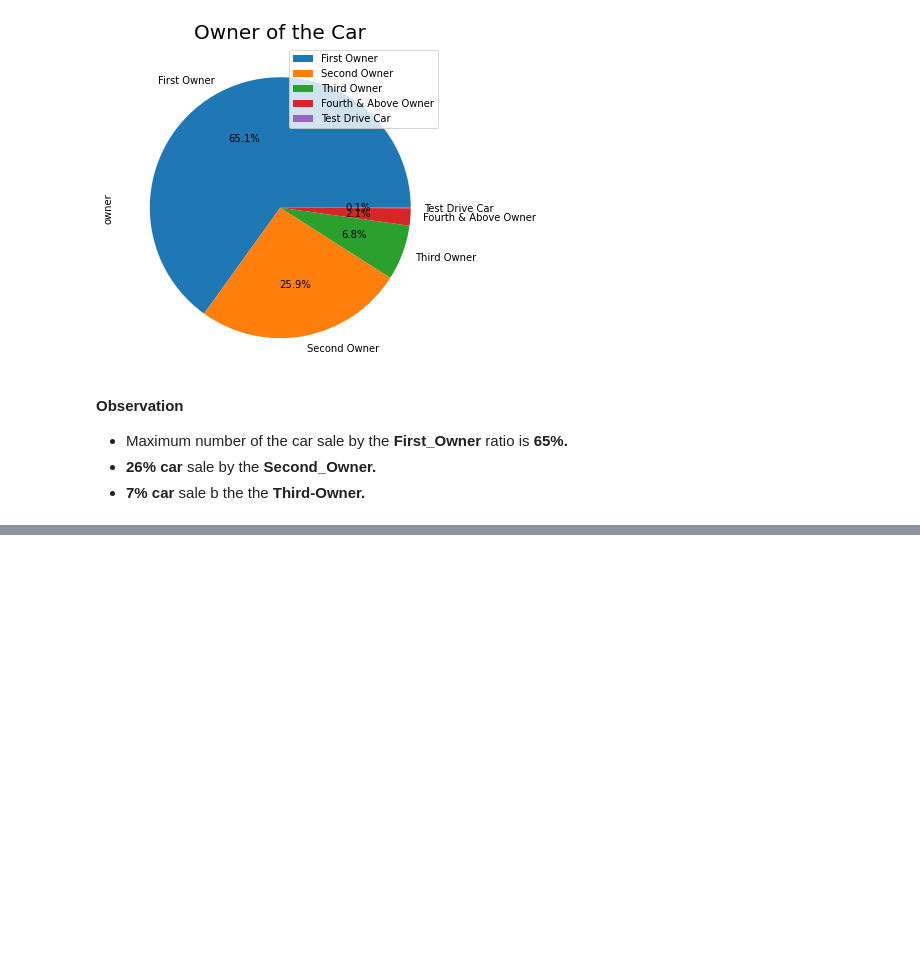
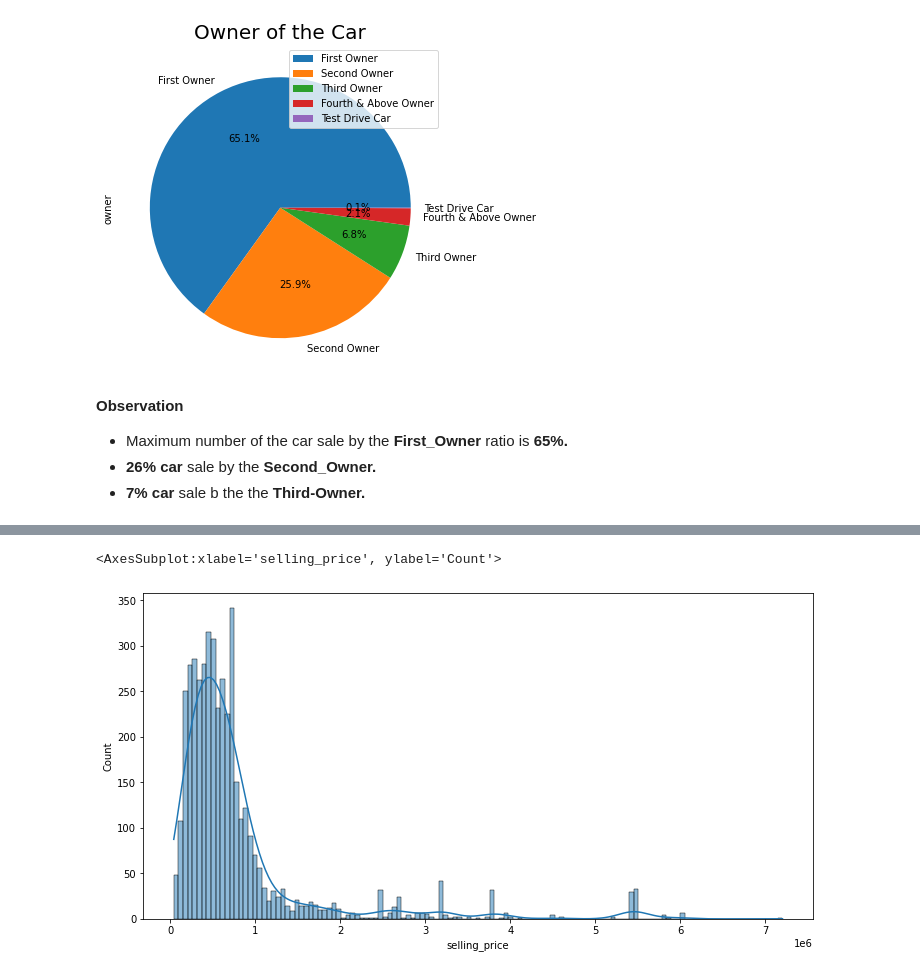
Before and after one commit to Sialsanwal/Data-Science, a Jupyter notebook: Machine learning Model/Regression Model/Project 1/Car Price EDA.ipynb, the cells around one changed output, grey strips where cells are left out. Saved outputs shown, nothing was run; the diff lists cells and outputs as text; code cells hidden in the pictures; blank space fills up the shorter version.

```diff
--- a/Machine learning Model/Regression Model/Project 1/Car Price EDA.ipynb
+++ b/Machine learning Model/Regression Model/Project 1/Car Price EDA.ipynb
@@ -218,0 +254,8 @@ plt.show()
+# %%
+plt.figure(figsize=(12,6))
+sns.histplot(data=df,x=df[df['fuel']=='Diesel']['selling_price'],kde=True)
+plt.figure(figsize=(12,6))
+sns.histplot(data=df,x=df[df['fuel']=='Diesel']['selling_price'],kde=True)
+# %% [output]
+<AxesSubplot:xlabel='selling_price', ylabel='Count'>
+[figure, added]
```
Also changed, not shown: parts of 9 cells of this notebook.
